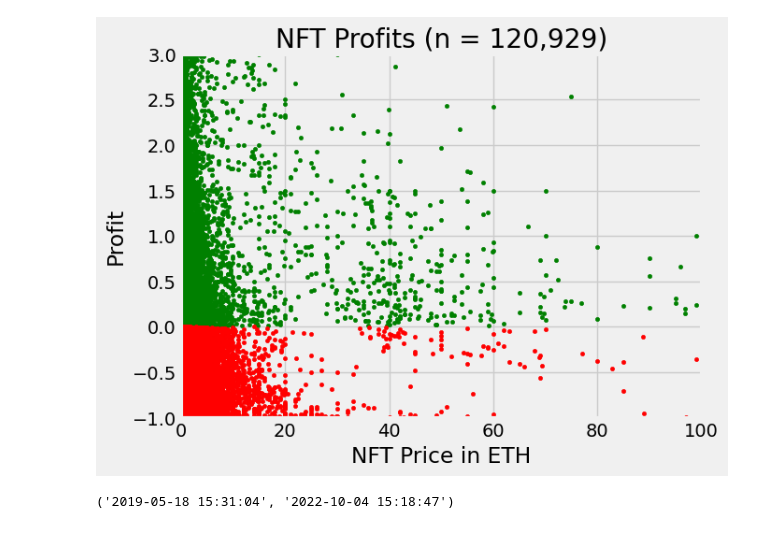
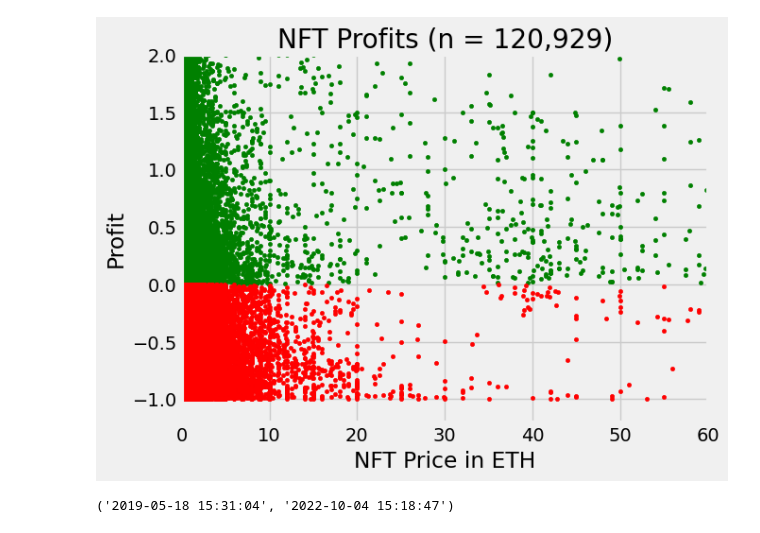
Before and after one commit to vfcapital/bachelor-thesis, a Jupyter notebook: bachelorthesis/nft_analysis.ipynb, the cells around one changed output. Cells and saved outputs as stored; diff of their text form; code cells hidden in the pictures.

```diff
--- a/bachelorthesis/nft_analysis.ipynb
+++ b/bachelorthesis/nft_analysis.ipynb
@@ -26,25 +10,25 @@ nft_profits
 # %%
 pos_profit = nft_profits[nft_profits["profit"]>0][["first_trade","profit"]]
 neg_profit = nft_profits[nft_profits["profit"]<0][["first_trade","profit"]]
 
 plt.style.use('fivethirtyeight')
 
 plt.scatter(x=pos_profit.first_trade, y=pos_profit.profit, color='g', marker='.')
 plt.scatter(x=neg_profit.first_trade, y=neg_profit.profit, color='r', marker='.')
 
 plt.title("NFT Profits (n = 120,929)")
 
 plt.ylabel("Profit")
 plt.xlabel("NFT Price in ETH")
 
-plt.xlim(0,100)
-plt.ylim(-1, 3)
+plt.xlim(0,60)
+plt.ylim(-1.2, 2)
 
 plt.savefig("nft_profits.png", dpi=100, bbox_inches='tight')
 
 plt.show()
 # %% [output]
-[figure, old version]
+[figure, new version]
 # %%
 nft_profits["first_timestamp"].min(), nft_profits["first_timestamp"].max()
 # %% [output]
```
Also changed, not shown: parts of 5 cells of this notebook, 1 other file.
